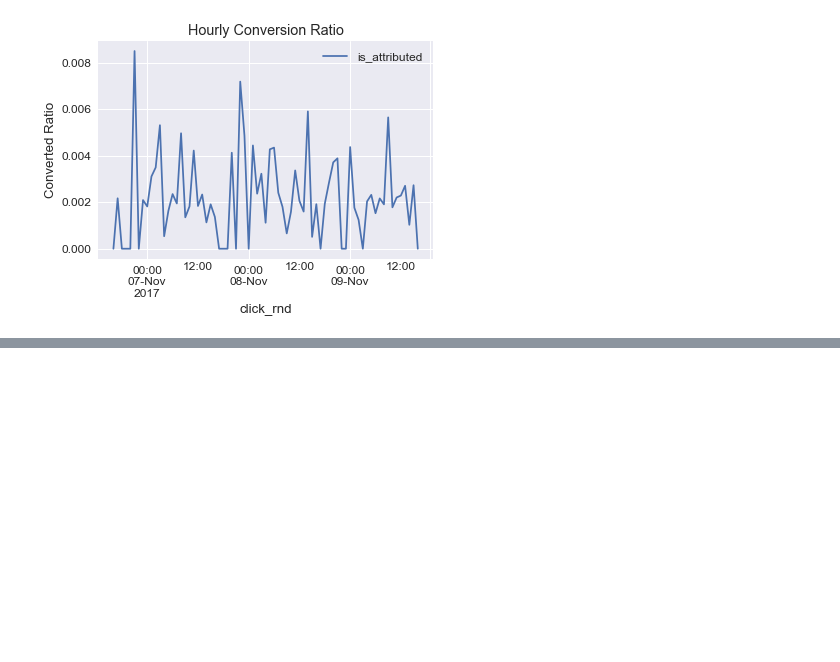
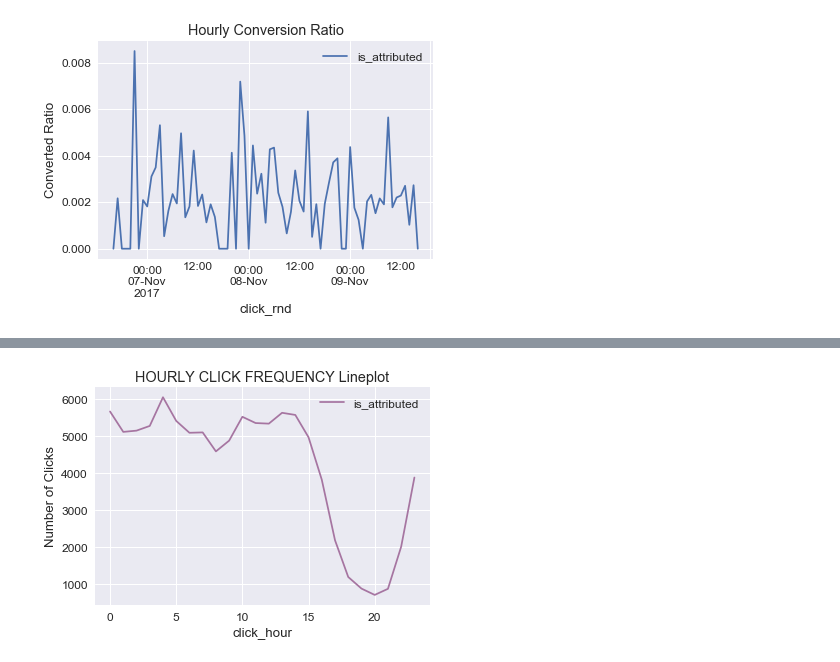
Before and after one commit to corazzon/KaggleStruggle, a Jupyter notebook: talkingdata-adtracking-fraud-detection/ad_fraud_detection_eda.ipynb, the cells around one changed output, grey strips where cells are left out. Cells and saved outputs as stored; diff of their text form; code cells hidden in the pictures; blank space fills up the shorter version.

```diff
--- a/talkingdata-adtracking-fraud-detection/ad_fraud_detection_eda.ipynb
+++ b/talkingdata-adtracking-fraud-detection/ad_fraud_detection_eda.ipynb
@@ -618,0 +632,9 @@ Text(0,0.5,'Converted Ratio')
+# %%
+sample[['click_hour','is_attributed']] \
+.groupby(['click_hour'], as_index=True) \
+.count().plot(color='#a675a1')
+
+plt.title('HOURLY CLICK FREQUENCY Lineplot');
+plt.ylabel('Number of Clicks');
+# %% [output]
+[figure, added]
```
Also changed, not shown: parts of 4 cells of this notebook.
